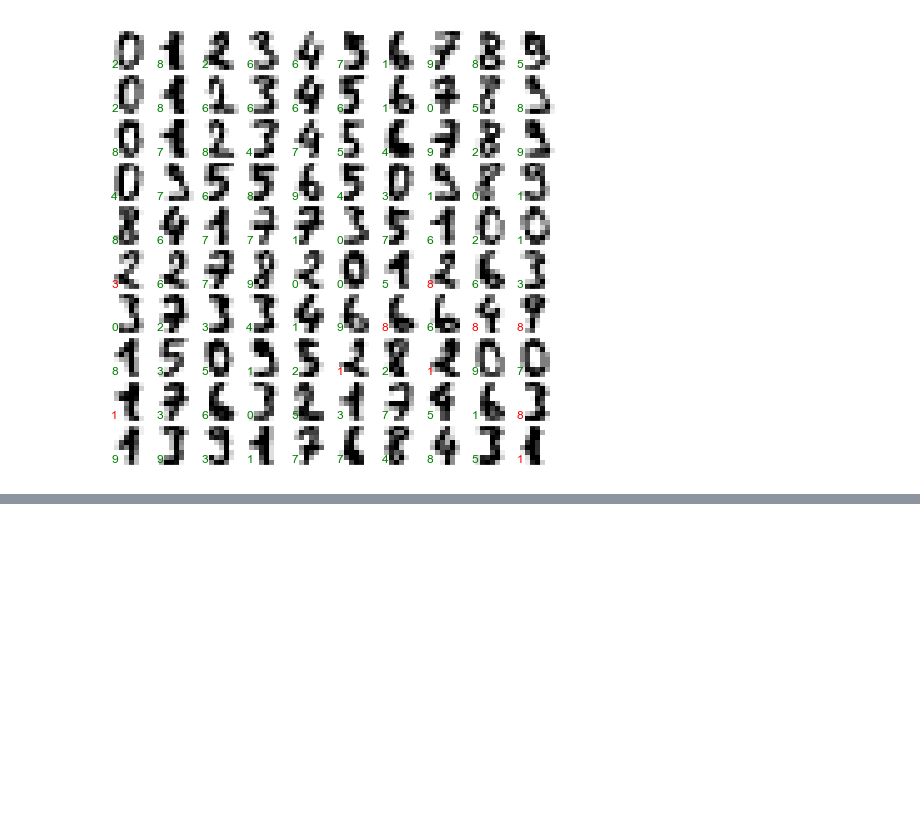
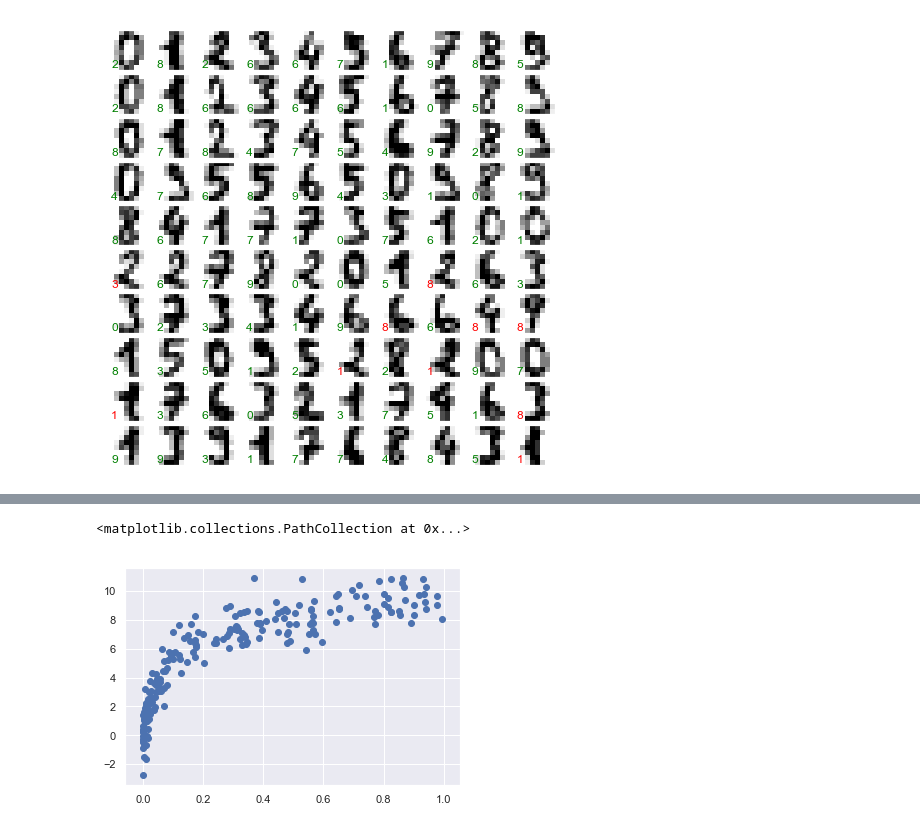
Before and after one commit to Lay4U/ROTS_StepByStep, a Jupyter notebook: Python_Data_Science_Handbook/Chapter5.ipynb, the cells around one changed output, grey strips where cells are left out. Saved outputs shown, nothing was run; the diff lists cells and outputs as text; code cells hidden in the pictures; blank space fills up the shorter version.

```diff
--- a/Python_Data_Science_Handbook/Chapter5.ipynb
+++ b/Python_Data_Science_Handbook/Chapter5.ipynb
@@ -193,3 +193,8 @@ for i, ax in enumerate(axes.flat):
 [figure]
 # %%
 # 초모수와 모델검증
+# %%
+from sklearn.datasets import load_iris
+iris = load_iris()
+X = iris.data
+y = iris.target
@@ -195,0 +295,6 @@ for i, ax in enumerate(axes.flat):
+# %%
+X2, y2 = make_data(200)
+plt.scatter(X2.ravel(), y2)
+# %% [output]
+<matplotlib.collections.PathCollection at 0x...>
+[figure, added]
```
Also changed, not shown: parts of 28 cells of this notebook, 5 other files.
